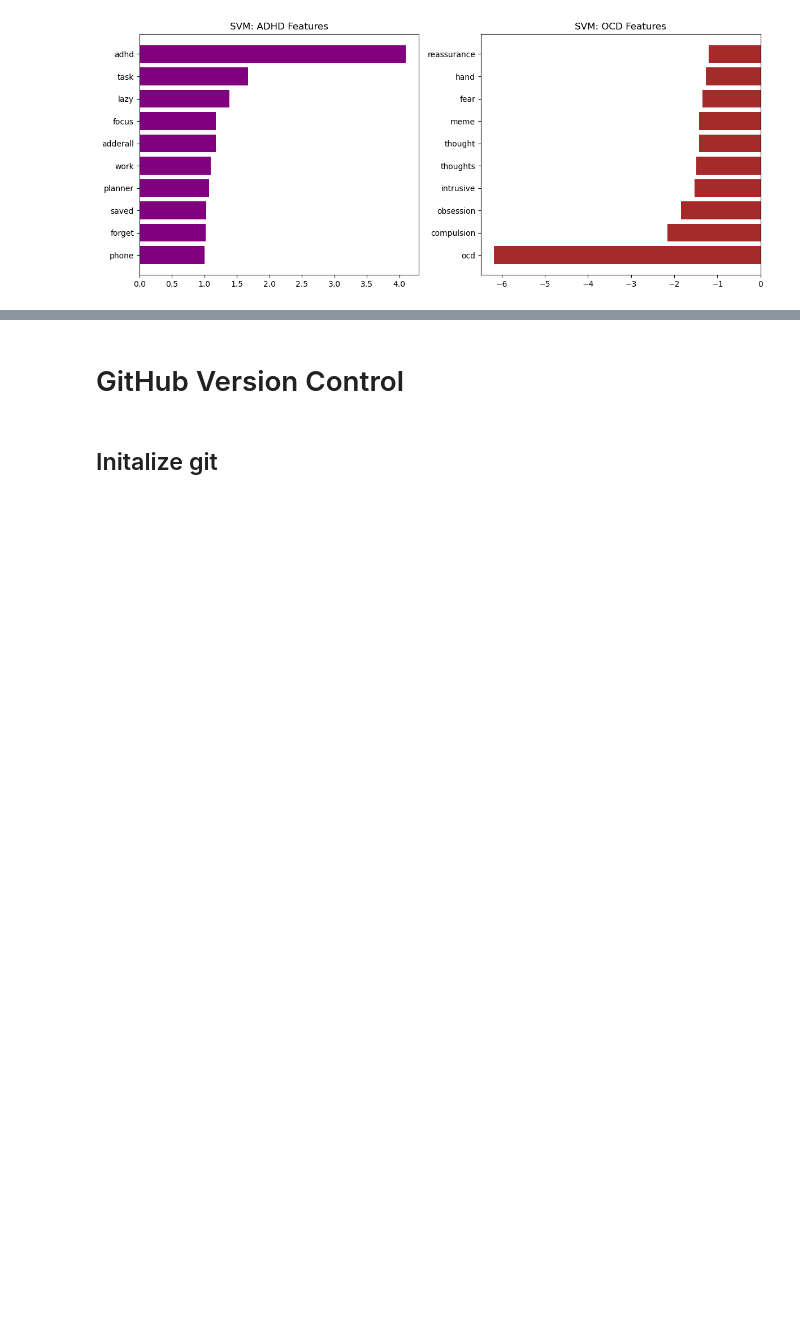
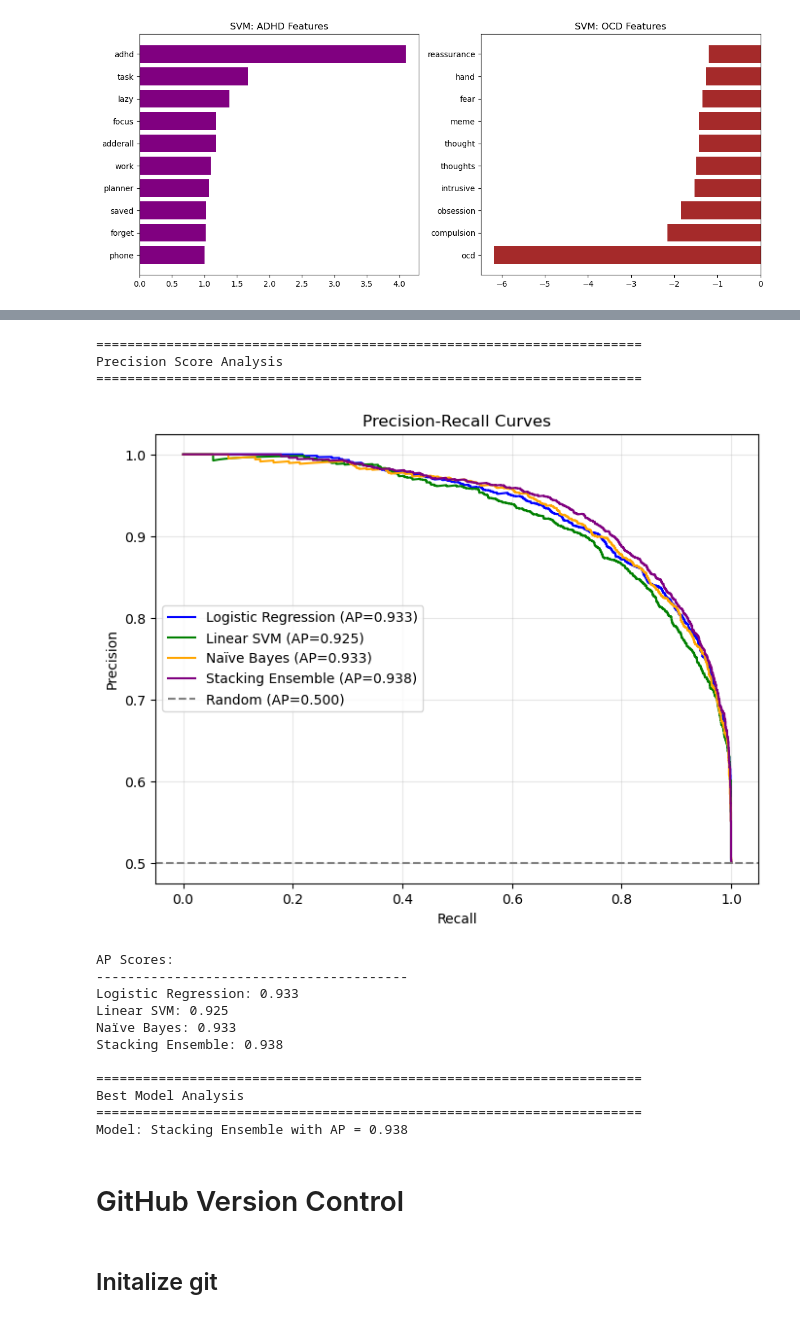
Before and after one commit to jeshmin-shrestha/ADHD-OCD-Reddit-Classifier, a Jupyter notebook: 23048596 Jeshmin Shrestha.ipynb, the cells around one changed output, grey strips where cells are left out. Cells and saved outputs as stored; diff of their text form; code cells hidden in the pictures; blank space fills up the shorter version.

```diff
--- a/23048596 Jeshmin Shrestha.ipynb
+++ b/23048596 Jeshmin Shrestha.ipynb
@@ -1882,3 +1953,67 @@ Word Clouds
+# %%
+from sklearn.metrics import precision_recall_curve, average_precision_score
+print("\n" + "="*70)
+print("Precision Score Analysis")
+print("="*70)
+from sklearn.metrics import precision_recall_curve, average_precision_score
+
+# Combined PR curve
+plt.figure(figsize=(8, 6))
+
+models = [
+    ('Logistic Regression', y_proba_lr, 'blue'),
+    ('Linear SVM', y_proba_svm, 'green'),
+    ('Naïve Bayes', y_proba_nb, 'orange'),
+    ('Stacking Ensemble', y_proba_stack, 'purple')
+]
+
+for name, scores, color in models:
+    precision, recall, _ = precision_recall_curve(y_test, scores)
+    ap = average_precision_score(y_test, scores)
+    plt.plot(recall, precision, color=color, label=f'{name} (AP={ap:.3f})')
+
+# Baseline
+baseline = len(y_test[y_test==1]) / len(y_test)
+plt.axhline(y=baseline, color='gray', linestyle='--', label=f'Random (AP={baseline:.3f})')
+
+plt.xlabel('Recall')
+plt.ylabel('Precision')
+plt.title('Precision-Recall Curves')
+plt.legend()
+plt.grid(alpha=0.3)
+plt.show()
+
+# AP scores table
+print("\nAP Scores:")
+print("-" * 40)
+for name, scores, _ in models:
+    ap = average_precision_score(y_test, scores)
+    print(f"{name}: {ap:.3f}")
+print("\n" + "="*70)
+print("Best Model Analysis")
+print("="*70)
+
+# Get best model (Stacking Ensemble)
+best_model_name, best_scores = "Stacking Ensemble", y_proba_stack
+precision, recall, thresholds = precision_recall_curve(y_test, best_scores)
+ap = average_precision_score(y_test, best_scores)
+print(f"Model: {best_model_name} with AP = {ap:.3f}")
+# %% [output]
+======================================================================
+Precision Score Analysis
+======================================================================
+[figure, added]
+AP Scores:
+----------------------------------------
+Logistic Regression: 0.933
+Linear SVM: 0.925
+Naïve Bayes: 0.933
+Stacking Ensemble: 0.938
+
+======================================================================
+Best Model Analysis
+======================================================================
+Model: Stacking Ensemble with AP = 0.938
 # %% [markdown]
 # GitHub Version Control
 # %% [markdown]
```
Also changed, not shown: parts of 32 cells of this notebook.
